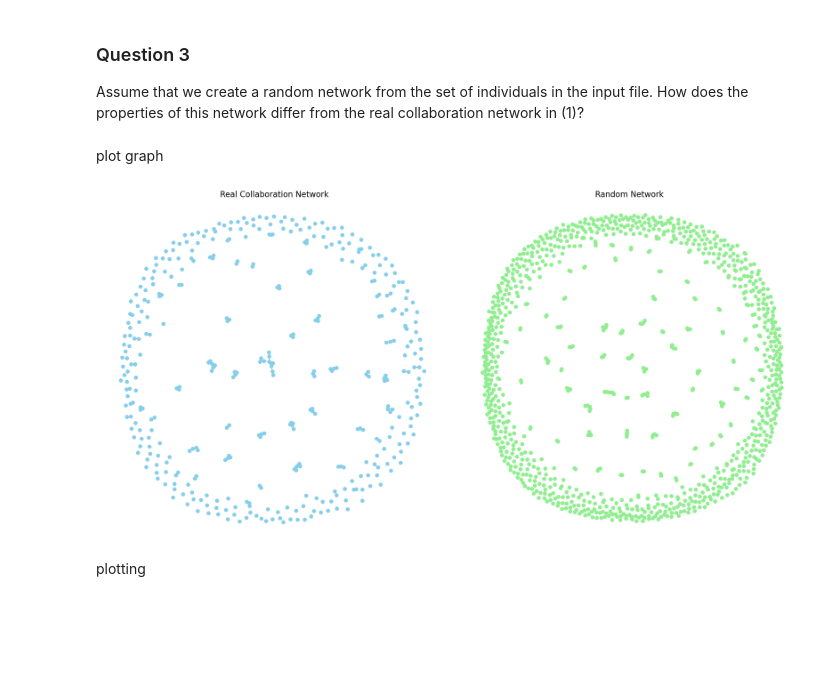
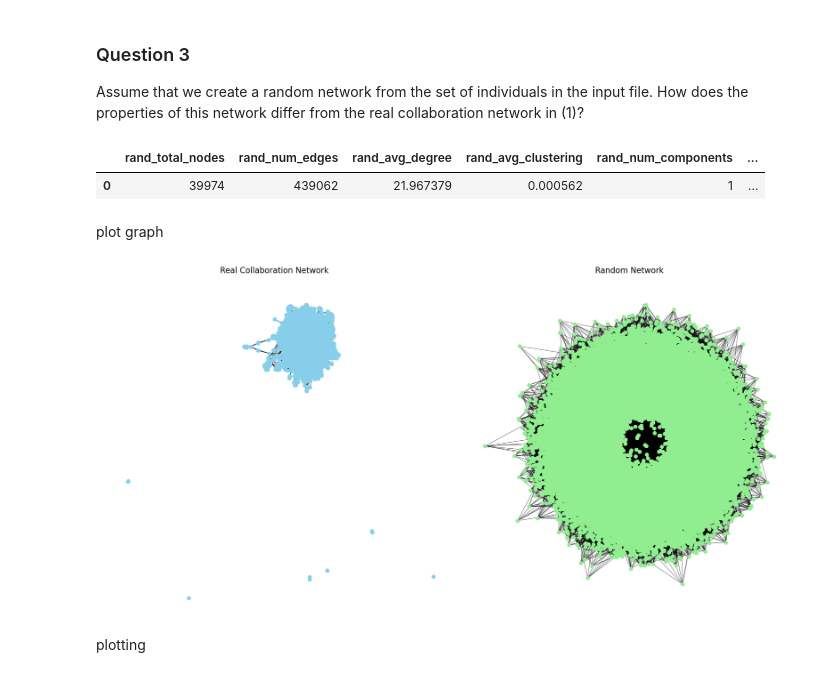
Before and after one commit to Xkpd/Network-Science-Project, a Jupyter notebook: Q2Q3.ipynb, the cells around one changed output. Cells and saved outputs as stored; diff of their text form; code cells hidden in the pictures; blank space fills up the shorter version.

```diff
--- a/Q2Q3.ipynb
+++ b/Q2Q3.ipynb
@@ -138,0 +233,12 @@ HTML(ani.to_jshtml())
+# %%
+import pickle
+
+with open("2ndcumulative_collaboration_graph.pickle", "rb") as f:
+    real_G = pickle.load(f)
+
+# And to load your stats DataFrame:
+import pandas as pd
+stats_df = pd.read_csv("2ndyearly_network_stats.csv", index_col="Year")
+
+real_G.number_of_nodes(), "nodes,", real_G.number_of_edges(), "edges"
+stats_df
@@ -239,15 +364,13 @@ plt.show()
 Assume that we create a random network from the set of individuals in the input
 file. How does the properties of this network differ from the real collaboration
 network in (1)?
-# %%
-random_nodes = scientists_df['pid'].astype(str).unique()
-n_random = len(random_nodes)
 # %%
 # For each year, create a random network over all scientists (using pids)
 # with the same number of edges as in the real collaboration network.
 for year, stats in yearly_stats.items():
     # Number of edges in the real network for this year
     m_real = stats['real_num_edges']
+    n_random = stats['real_num_nodes']
 
     # Create a random graph with n_random nodes and m_real edges
     G_random = nx.gnm_random_graph(n_random, m_real)
@@ -293,33 +416,48 @@ for year, stats in yearly_stats.items():
 
 # Convert the extended dictionary to a DataFrame for display and plotting.
 random_stats_df = pd.DataFrame.from_dict(yearly_stats, orient='index').sort_index()
+# %%
+import pickle
+
+with open("2ndRandomcumulative_collaboration_graph.pickle", "rb") as f:
+    G_random = pickle.load(f)
+
+# And to load your stats DataFrame:
+import pandas as pd
+random_stats_df = pd.read_csv("2ndRandom_network_stats_final.csv")
+
+G_random.number_of_nodes(), "nodes,", G_random.number_of_edges(), "edges"
+random_stats_df
+# %% [output]
+|  | rand_total_nodes | rand_num_edges | rand_avg_degree | rand_avg_clustering | rand_num_components | ... |
+| 0 | 39974 | 439062 | 21.967379 | 0.000562 | 1 | ... |
 # %% [markdown]
 plot graph
 # %%
 
 # Create a figure with two subplots (side by side)
 fig, axes = plt.subplots(1, 2, figsize=(20, 10))
 
 # Compute spring layouts for a good and consistent layout (fixing a seed for reproducibility)
-pos_real = nx.spring_layout(G, seed=42)
+pos_real = nx.spring_layout(real_G, seed=42)
 pos_random = nx.spring_layout(G_random, seed=42)
 
 # Draw the real network on the first subplot
-nx.draw_networkx_nodes(G, pos_real, node_size=50, node_color='skyblue', ax=axes[0])
-nx.draw_networkx_edges(G, pos_real, alpha=0.5, ax=axes[0])
+nx.draw_networkx_nodes(real_G, pos_real, node_size=50, node_color='skyblue', ax=axes[0])
+nx.draw_networkx_edges(real_G, pos_real, alpha=0.5, ax=axes[0])
 axes[0].set_title("Real Collaboration Network", fontsize=16)
 axes[0].axis('off')
 
 # Draw the random network on the second subplot
 nx.draw_networkx_nodes(G_random, pos_random, node_size=50, node_color='lightgreen', ax=axes[1])
 nx.draw_networkx_edges(G_random, pos_random, alpha=0.5, ax=axes[1])
 axes[1].set_title("Random Network", fontsize=16)
 axes[1].axis('off')
 
 plt.tight_layout()
 plt.show()
 # %% [output]
-[figure, old version]
+[figure, new version]
 # %% [markdown]
 plotting
 # %%
```
Also changed, not shown: parts of 6 cells of this notebook, 12 other files.
